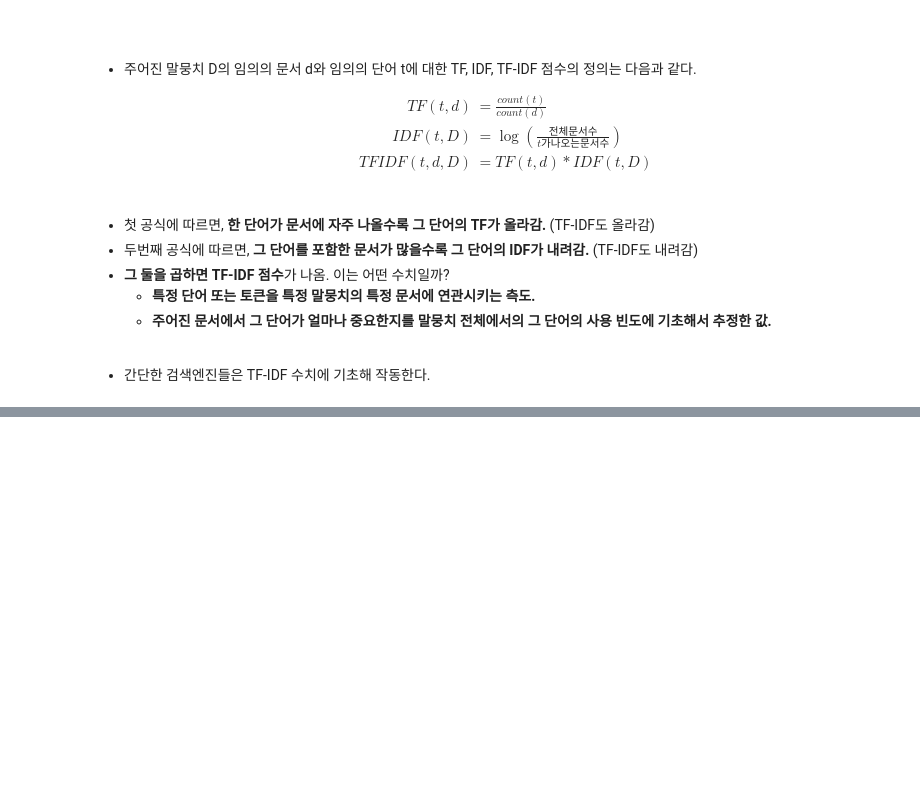
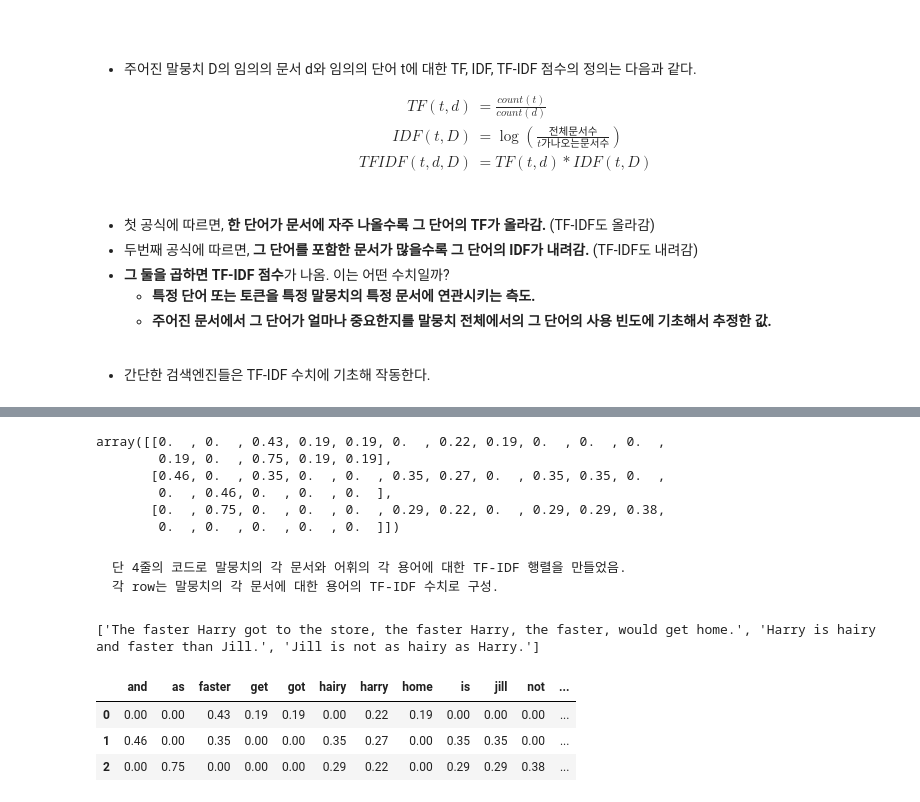
Before and after one commit to skdbsxir/DS-Studying, a Jupyter notebook: [NN Study]/[NLP Study]/I-03. TF-IDF Vector.ipynb, the cells around one changed output, grey strips where cells are left out. Saved outputs shown, nothing was run; the diff lists cells and outputs as text; code cells hidden in the pictures; blank space fills up the shorter version.

Commit message:
TF-IDF 관련성 순위, sklearn을 통한 벡터생성

```diff
--- a/[NN Study]/[NLP Study]/I-03. TF-IDF Vector.ipynb
+++ b/[NN Study]/[NLP Study]/I-03. TF-IDF Vector.ipynb
@@ -630,0 +760,29 @@ intro_tfidf, history_tfidf
+# %%
+from sklearn.feature_extraction.text import TfidfVectorizer
+
+corpus = docs
+vectorizer = TfidfVectorizer(min_df=1)
+model = vectorizer.fit_transform(corpus) # TfidfVectorizer는 sparse ndarray를 return함.
+model.todense().round(2) # todense()를 통해 sparse matrix를 보통의 ndarray로 바꿈.
+# %% [output]
+array([[0.  , 0.  , 0.43, 0.19, 0.19, 0.  , 0.22, 0.19, 0.  , 0.  , 0.  ,
+        0.19, 0.  , 0.75, 0.19, 0.19],
+       [0.46, 0.  , 0.35, 0.  , 0.  , 0.35, 0.27, 0.  , 0.35, 0.35, 0.  ,
+        0.  , 0.46, 0.  , 0.  , 0.  ],
+       [0.  , 0.75, 0.  , 0.  , 0.  , 0.29, 0.22, 0.  , 0.29, 0.29, 0.38,
+        0.  , 0.  , 0.  , 0.  , 0.  ]])
+# %% [markdown]
+    단 4줄의 코드로 말뭉치의 각 문서와 어휘의 각 용어에 대한 TF-IDF 행렬을 만들었음.
+    각 row는 말뭉치의 각 문서에 대한 용어의 TF-IDF 수치로 구성.
+# %%
+import pandas as pd
+
+sampleDataFrame = pd.DataFrame(model.todense().round(2), columns=vectorizer.get_feature_names())
+print(docs)
+sampleDataFrame
+# %% [output]
+['The faster Harry got to the store, the faster Harry, the faster, would get home.', 'Harry is hairy and faster than Jill.', 'Jill is not as hairy as Harry.']
+|  | and | as | faster | get | got | hairy | harry | home | is | jill | not | ... |
+| 0 | 0.00 | 0.00 | 0.43 | 0.19 | 0.19 | 0.00 | 0.22 | 0.19 | 0.00 | 0.00 | 0.00 | ... |
+| 1 | 0.46 | 0.00 | 0.35 | 0.00 | 0.00 | 0.35 | 0.27 | 0.00 | 0.35 | 0.35 | 0.00 | ... |
+| 2 | 0.00 | 0.75 | 0.00 | 0.00 | 0.00 | 0.29 | 0.22 | 0.00 | 0.29 | 0.29 | 0.38 | ... |
```
Also changed, not shown: parts of 15 cells of this notebook.
